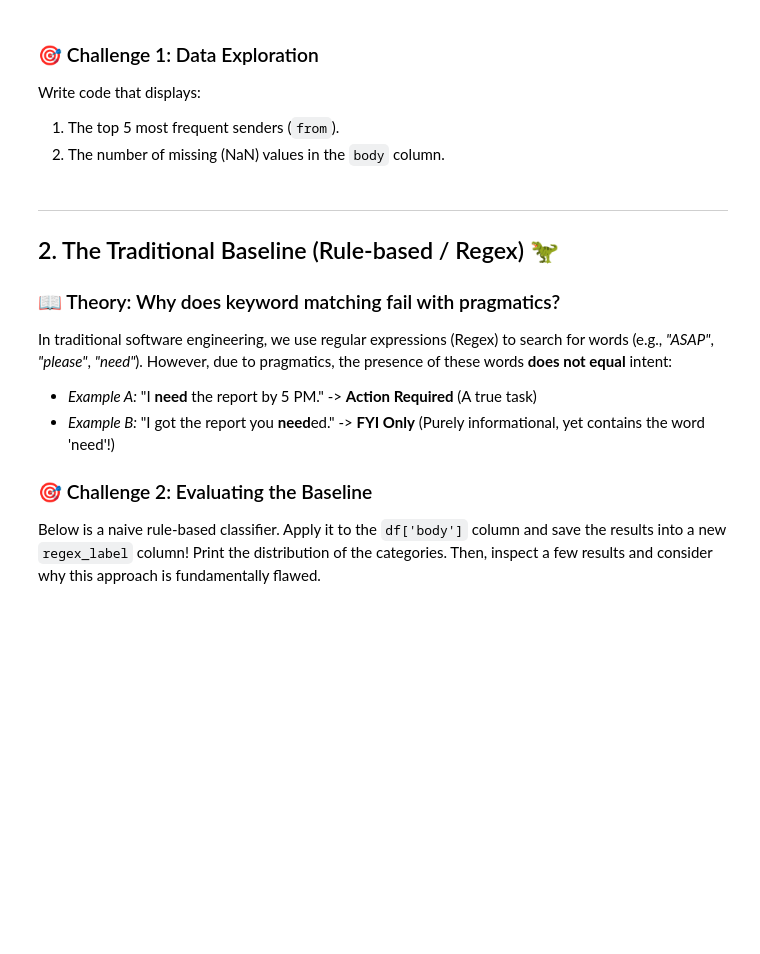
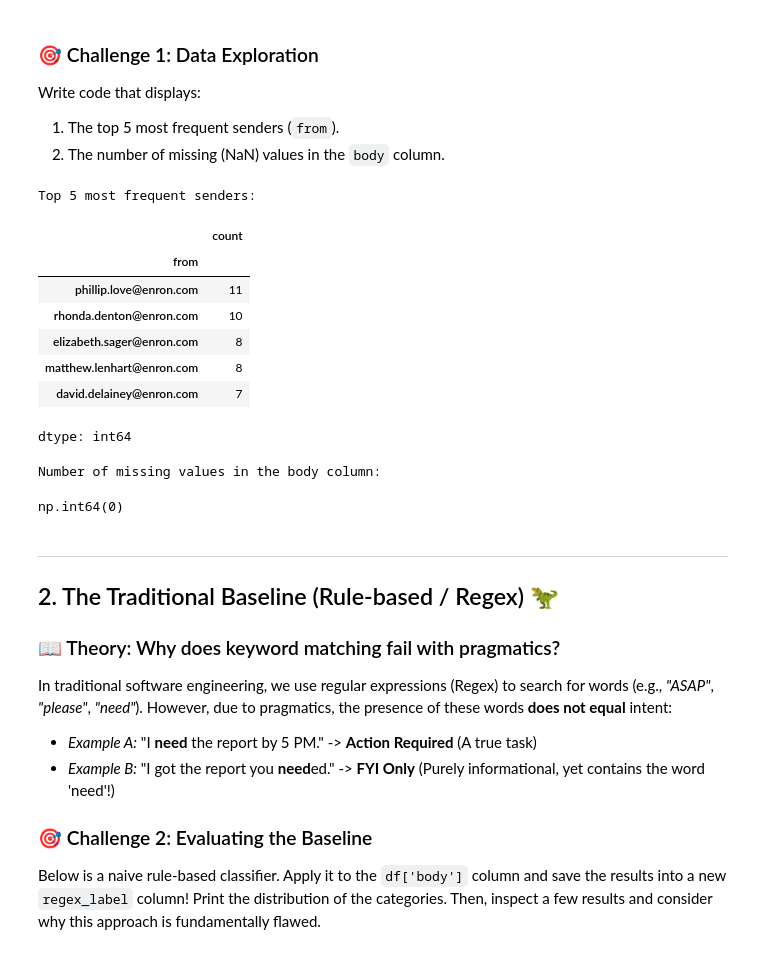
Before and after one commit to VamiAdi/AIPracticeLab, a Jupyter notebook: ai_in_practice_01 (1).ipynb, the cells around one changed output. Cells and saved outputs as stored; diff of their text form; code cells hidden in the pictures; blank space fills up the shorter version.

```diff
--- a/ai_in_practice_01 (1).ipynb
+++ b/ai_in_practice_01 (1).ipynb
@@ -88,3 +107,22 @@ Write code that displays:
+# %%
+print('Top 5 most frequent senders:')
+display(df['from'].value_counts().head(5))
+# %% [output]
+Top 5 most frequent senders:
+|  | count |
+| from |  |
+| phillip.love@enron.com | 11 |
+| rhonda.denton@enron.com | 10 |
+| elizabeth.sager@enron.com | 8 |
+| matthew.lenhart@enron.com | 8 |
+| david.delainey@enron.com | 7 |
+dtype: int64
+# %%
+print('\nNumber of missing values in the body column:')
+display(df['body'].isnull().sum())
+# %% [output]
+Number of missing values in the body column:
+np.int64(0)
 # %% [markdown]
 ---
 ## 2. The Traditional Baseline (Rule-based / Regex) 🦖
```
Also changed, not shown: parts of 12 cells of this notebook.
